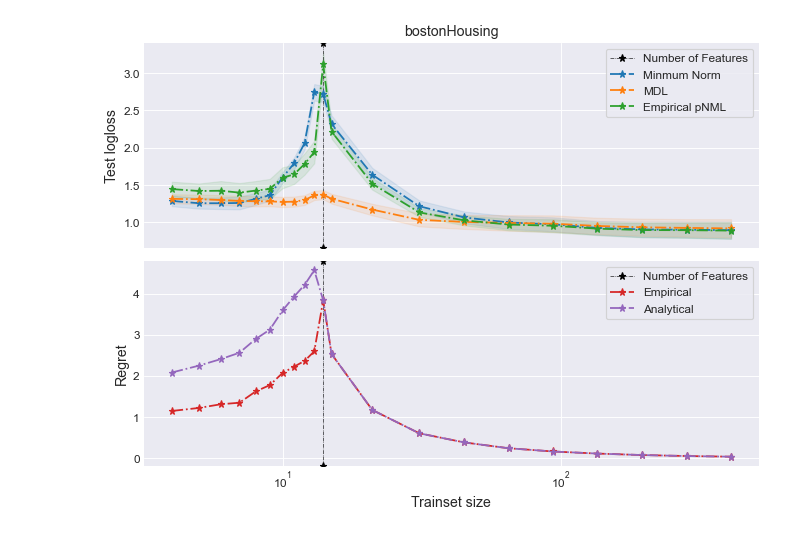
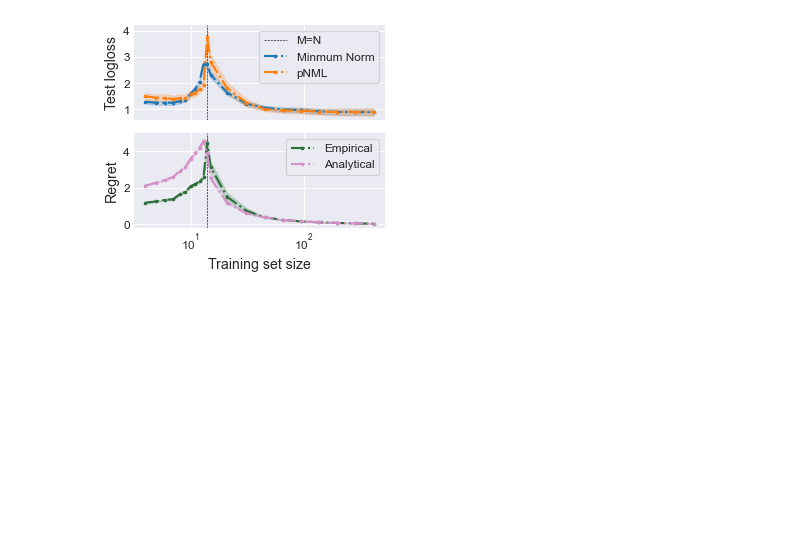
Before and after one commit to kobybibas/pnml_linear_regression_simulation, a Jupyter notebook: notebooks/real_data.ipynb, the cells around one changed output. Cells and saved outputs as stored; diff of their text form; code cells hidden in the pictures; blank space fills up the shorter version.

```diff
--- a/notebooks/real_data.ipynb
+++ b/notebooks/real_data.ipynb
@@ -17,7 +21,9 @@ mpl.rcParams["legend.frameon"] = True
 mpl.rcParams["figure.dpi"] = 85
 mpl.rcParams["axes.labelsize"] = "large"
 mpl.rcParams["lines.linestyle"] = "-."
-mpl.rcParams["lines.marker"] = "*"
+mpl.rcParams["lines.marker"] = "o"
+mpl.rcParams["lines.markersize"] = 2
+mpl.rcParams["lines.linewidth"] = 1.8
 
 # This is the largest possible value of the logloss
 logloss_inf_limit = -np.log(np.finfo("float").eps)
@@ -29,6 +35,18 @@ res_paths = [
     osp.join("..", "output", "uci_experiment_20201101_091155", "results.csv"),
     osp.join("..", "output", "uci_experiment_20201101_111152", "results.csv"),
 ]
+
+res_paths = [
+    osp.join("..", "output", "uci_experiment_bostonHousing_20201110_111128", "results.csv"),
+    osp.join("..", "output", "uci_experiment_concrete_20201110_121120", "results.csv"),
+    osp.join("..", "output", "uci_experiment_energy_20201110_131107", "results.csv"),
+    osp.join("..", "output", "uci_experiment_kin8nm_20201110_131130", "results.csv"),
+#     osp.join("..", "output", "uci_experiment_naval-propulsion-plant_20201110_171151", "results.csv"),
+    osp.join("..", "output", "uci_experiment_power-plant_20201110_171156", "results.csv"),
+    osp.join("..", "output", "uci_experiment_wine-quality-red_20201110_181111", "results.csv"),
+    osp.join("..", "output", "uci_experiment_yacht_20201110_201101", "results.csv"),
+]
+
 res_dfs = [pd.read_csv(res_path) for res_path in res_paths]
 # %%
 # Take the mean over experimetns
@@ -39,6 +57,7 @@ for res_df in res_dfs:
     dataset_name = dataset_name[0]
 
     # Filter samples that the pNML was not converged there from empirical reasons
+    print(f'{dataset_name} Failure: ', (res_df["empirical_pnml_success"] == False).sum())
     res_df = res_df[res_df["empirical_pnml_success"] == True]
     res_df = res_df[res_df.trainset_size > 3]
 
@@ -55,6 +74,7 @@ for res_df in res_dfs:
             "mean_df": res_mean_df,
             "std_df": res_std_df,
             "count_df": res_count_df,
+            "res_df": res_df
         }
     )
 # %% [output]
@@ -71,51 +100,59 @@ def plot_confidence_interval(ax, mean, std, count, color: str):
     mean, std, count = np.array(mean), np.array(std), np.array(count)
     lower = mean - 1.960 * std / np.sqrt(count)
     upper = mean + 1.960 * std / np.sqrt(count)
-    ax.fill_between(trainset_size, upper, lower, color=color, alpha=0.1)  # std curves
+    ax.fill_between(trainset_size, upper, lower, color=color, alpha=0.2)  # std curves
 # %%
 # Plot performence
-for res_dict in res_list:
+for i, res_dict in enumerate(res_list):
     dataset_name = res_dict["dataset_name"]
     res_mean_df = res_dict["mean_df"]
     res_std_df = res_dict["std_df"]
     res_count_df = res_dict["count_df"]
 
-    fig, axs = plt.subplots(2, 1, sharex=True, figsize=(8, 6))
+    print(dataset_name)
 
-    [
-        ax.axvline(
-            res_mean_df["num_features"].mean(),
-            color="black",
-            linewidth=0.5,
-            label="Number of Features",
-        )
-        for ax in axs
-    ]
+    w, h = plt.rcParams.get("figure.figsize")
+    fig, axs = plt.subplots(2, 1, sharex=True, figsize=(0.6*w, 0.8*h))
+
+    axs[0].axvline(
+        res_mean_df["num_features"].mean(),
+        color="black",
+        linewidth=0.5,
+        linestyle="--",
+        marker="",
+        label="M=N",
+    )
+    axs[1].axvline(
+        res_mean_df["num_features"].mean(),
+        color="black",
+        linewidth=0.5,
+        linestyle="--",
+        marker="",
+    )
 
     ax = axs[0]
     trainset_size = res_mean_df["trainset_size"]
     ax.plot(trainset_size, res_mean_df["mn_test_logloss"], label="Minmum Norm")
-    ax.plot(trainset_size, res_mean_df["mdl_test_logloss"], label="MDL")
+    #     ax.plot(trainset_size, res_mean_df["mdl_test_logloss"], label="MDL")
     ax.plot(
-        trainset_size,
-        res_mean_df["empirical_pnml_test_logloss"],
-        label="Empirical pNML",
+        trainset_size, res_mean_df["empirical_pnml_test_logloss"], label="pNML",
     )
 
     key = "mn_test_logloss"
     plot_confidence_interval(
         ax, res_mean_df[key], res_std_df[key], res_count_df[key], "C0"
     )
-    key = "mdl_test_logloss"
+    #     key = "mdl_test_logloss"
+    #     plot_confidence_interval(
+    #         ax, res_mean_df[key], res_std_df[key], res_count_df[key], "C1"
+    #     )
+    key = "empirical_pnml_test_logloss"
     plot_confidence_interval(
         ax, res_mean_df[key], res_std_df[key], res_count_df[key], "C1"
     )
-    key = "empirical_pnml_test_logloss"
-    plot_confidence_interval(
-        ax, res_mean_df[key], res_std_df[key], res_count_df[key], "C2"
-    )
 
-    ax.legend(loc=1)
+    if i ==0:
+        ax.legend(loc=1)
     ax.set_ylabel("Test logloss")
 
     ax = axs[1]
@@ -123,21 +160,33 @@ for res_dict in res_list:
         trainset_size,
         res_mean_df["empirical_pnml_regret"],
         label="Empirical",
-        color="C3",
+        color=my_colors[3]
     )
     ax.plot(
         trainset_size,
         res_mean_df["analytical_pnml_regret"],
         label="Analytical",
-        color="C4",
+        color=my_colors[-4]
     )
-    ax.legend(loc=1)
+
+    key = "empirical_pnml_regret"
+    plot_confidence_interval(
+        ax, res_mean_df[key], res_std_df[key], res_count_df[key], my_colors[3],
+    )
+    key = "analytical_pnml_regret"
+    plot_confidence_interval(
+        ax, res_mean_df[key], res_std_df[key], res_count_df[key],  my_colors[-4],
+    )
+
+    if i ==0:
+        ax.legend(loc=1)
     ax.set_ylabel("Regret")
-    ax.set_xlabel("Trainset size")
+    ax.set_xlabel("Training set size")
 
-    axs[0].set_title(dataset_name)
     plt.xscale("symlog")
     # plt.yscale('symlog')
+    fig.align_ylabels(axs)
     plt.tight_layout()
+    plt.savefig(f"../output/figures/real_data_{dataset_name}.pdf")
     plt.show()
 # %% [output]
@@ -144 +194 @@ for res_dict in res_list:
-[figure, old version]
+[figure, new version]
```
Also changed, not shown: parts of 7 cells of this notebook, 11 other files.
